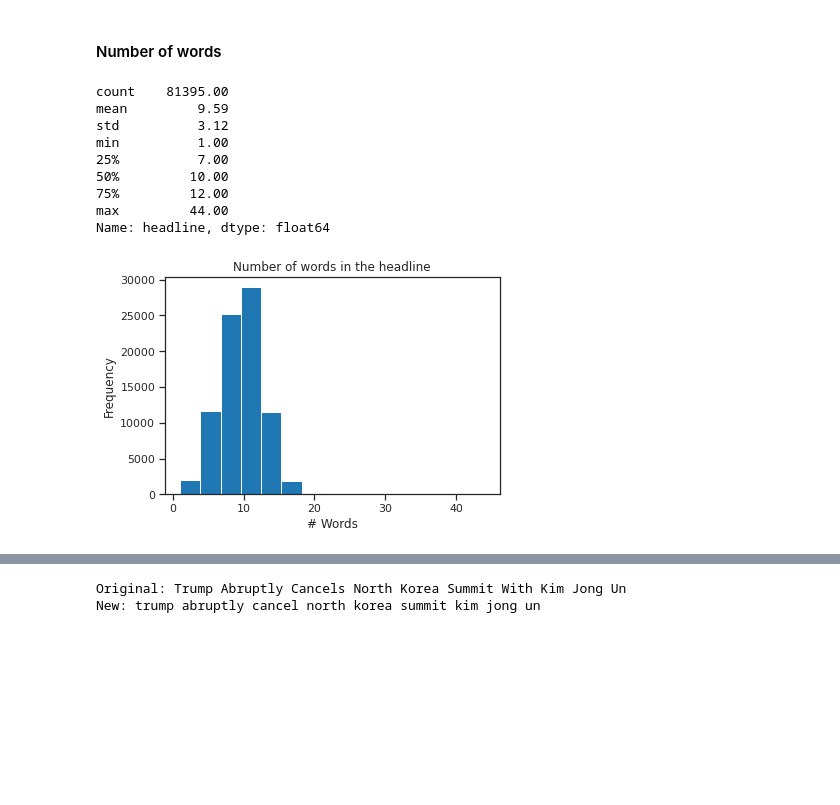
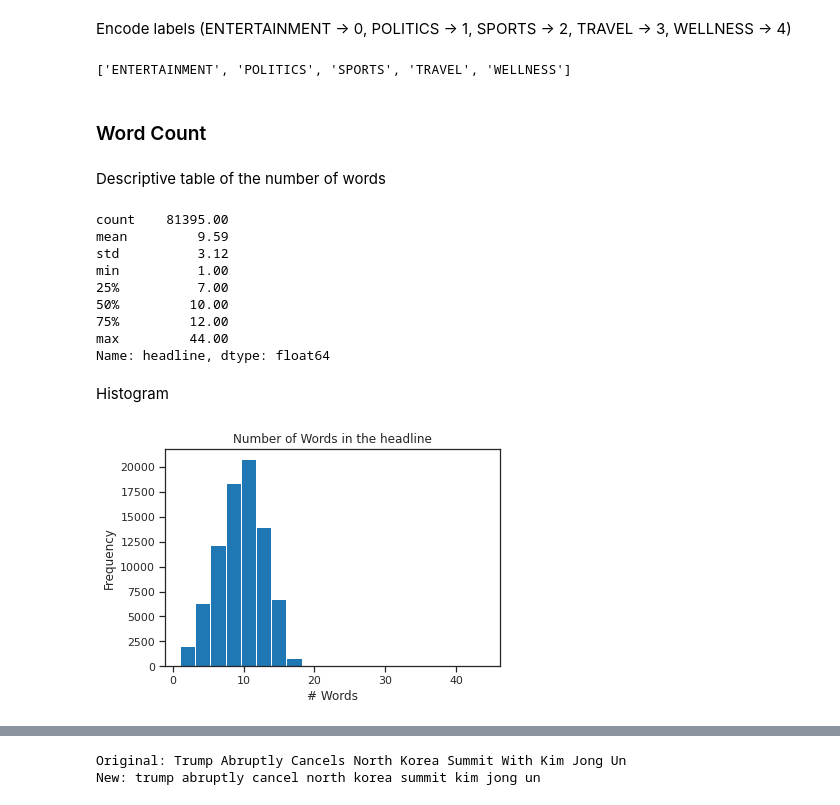
Before and after one commit to Jaimemorillo/profile-based-retrieval, a Jupyter notebook: profile-based-retrieval.ipynb, the cells around one changed output, grey strips where cells are left out. Drawn from its saved outputs; the diff is of its cells as text; code cells hidden in the pictures; blank space fills up the shorter version.

```diff
--- a/profile-based-retrieval.ipynb
+++ b/profile-based-retrieval.ipynb
@@ -58,22 +78,33 @@ Encode labels
+# %% [markdown]
+Encode labels (ENTERTAINMENT -> 0, POLITICS -> 1, SPORTS -> 2, TRAVEL -> 3, WELLNESS -> 4)
 # %%
 le = LabelEncoder()
 df['category'] = le.fit_transform(df.category)
 classes = list(le.classes_)
+print(classes)
+# %% [output]
+['ENTERTAINMENT', 'POLITICS', 'SPORTS', 'TRAVEL', 'WELLNESS']
-# %% [markdown]
-#### Number of words
+# %% [markdown]
+### Word Count
+# %% [markdown]
+Descriptive table of the number of words
+# %%
+word_lens = df[column_selected].str.split(" ").str.len()
+display(word_lens.describe().round(2))
+# %% [output]
+count    81395.00
+mean         9.59
+std          3.12
+min          1.00
+25%          7.00
+50%         10.00
+75%         12.00
+max         44.00
+Name: headline, dtype: float64
+# %% [markdown]
+Histogram
 # %%
-word_lens = df[column_selected].str.split(" ").str.len()
-ax = word_lens.plot(kind='hist', bins=15, title='Number of words in the ' + column_selected)
-ax.set_xlabel("# Words")
-print(word_lens.describe().round(2))
+ax = word_lens.plot.hist(bins=20, title='Number of Words in the ' + column_selected)
+plot = ax.set_xlabel("# Words")
 # %% [output]
-count    81395.00
-mean         9.59
-std          3.12
-min          1.00
-25%          7.00
-50%         10.00
-75%         12.00
-max         44.00
-Name: headline, dtype: float64
-[figure, old version]
+[figure, new version]
```
Also changed, not shown: parts of 76 cells of this notebook.
